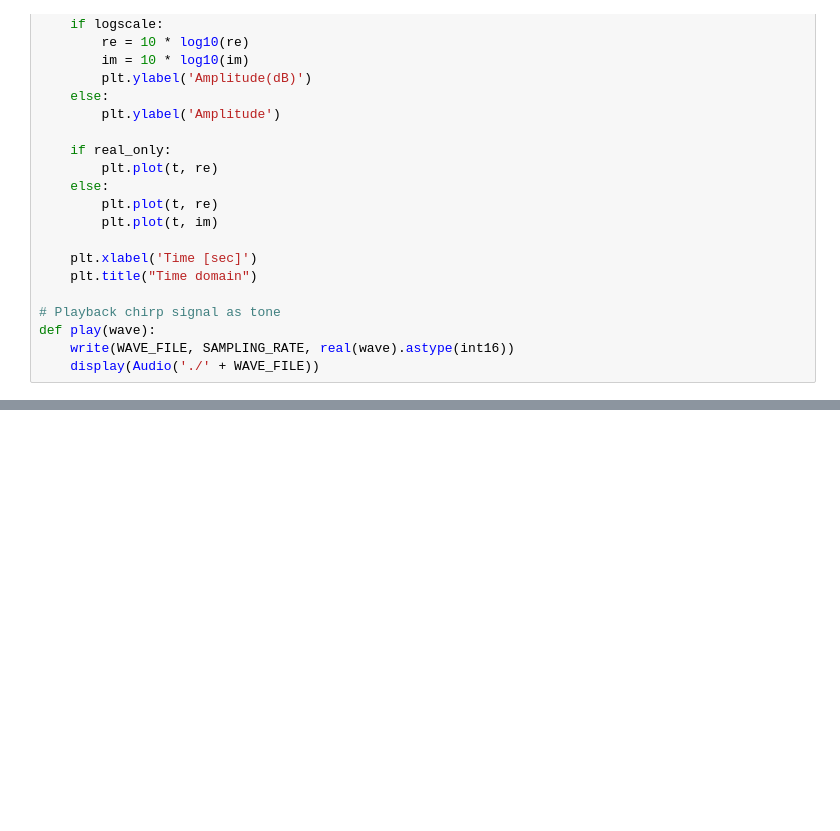
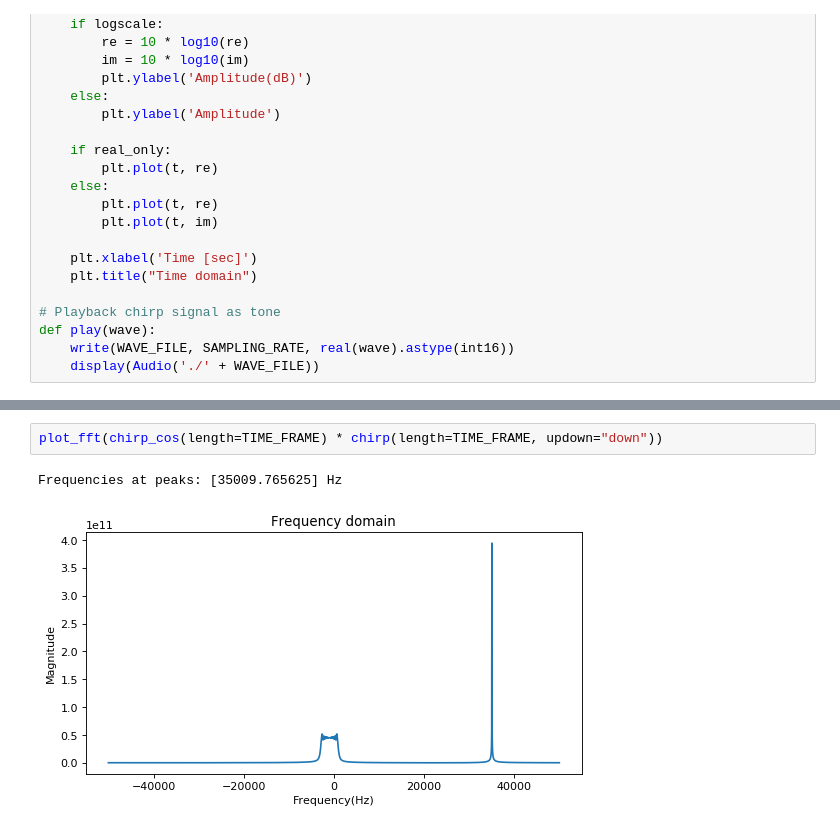
Before and after one commit to araobp/ultrasonic-communication, a Jupyter notebook: simulation/ChirpSynchronization.ipynb, the cells around one changed output, grey strips where cells are left out. Saved outputs shown, nothing was run; the diff lists cells and outputs as text; blank space fills up the shorter version.

```diff
--- a/simulation/ChirpSynchronization.ipynb
+++ b/simulation/ChirpSynchronization.ipynb
@@ -140 +144,6 @@ plot_wave(add_delay(chirp_cos(length=0.05), 0.5), real_only=True)
+# %%
+plot_fft(chirp_cos(length=TIME_FRAME) * chirp(length=TIME_FRAME, updown="down"))
+# %% [output]
+Frequencies at peaks: [35009.765625] Hz
+[figure, added]
 # %%
```
Also changed, not shown: parts of 41 cells of this notebook, 3 other files.
